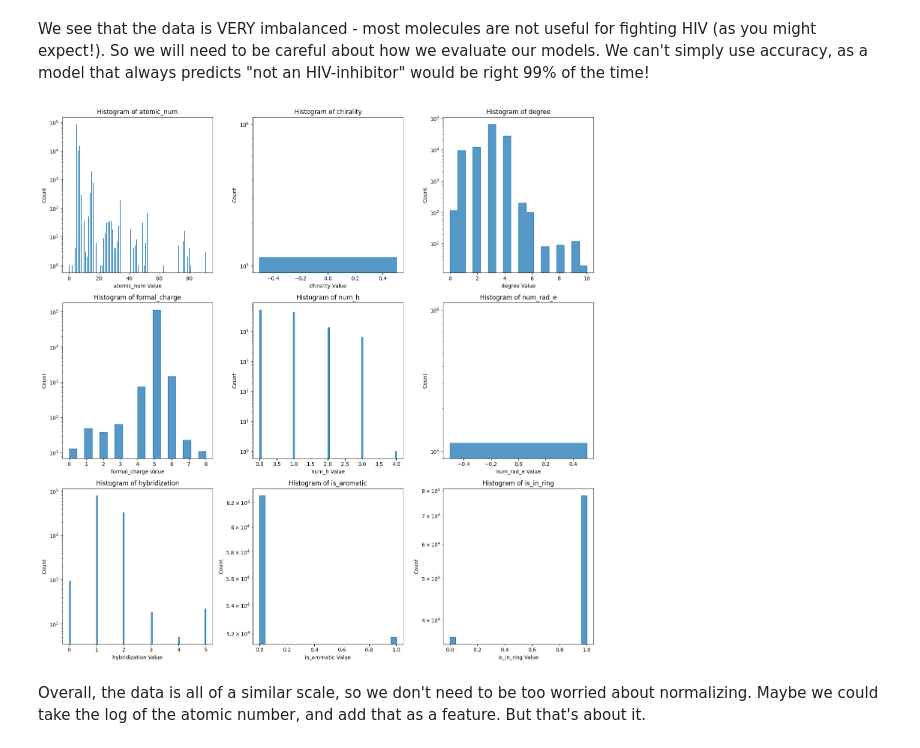
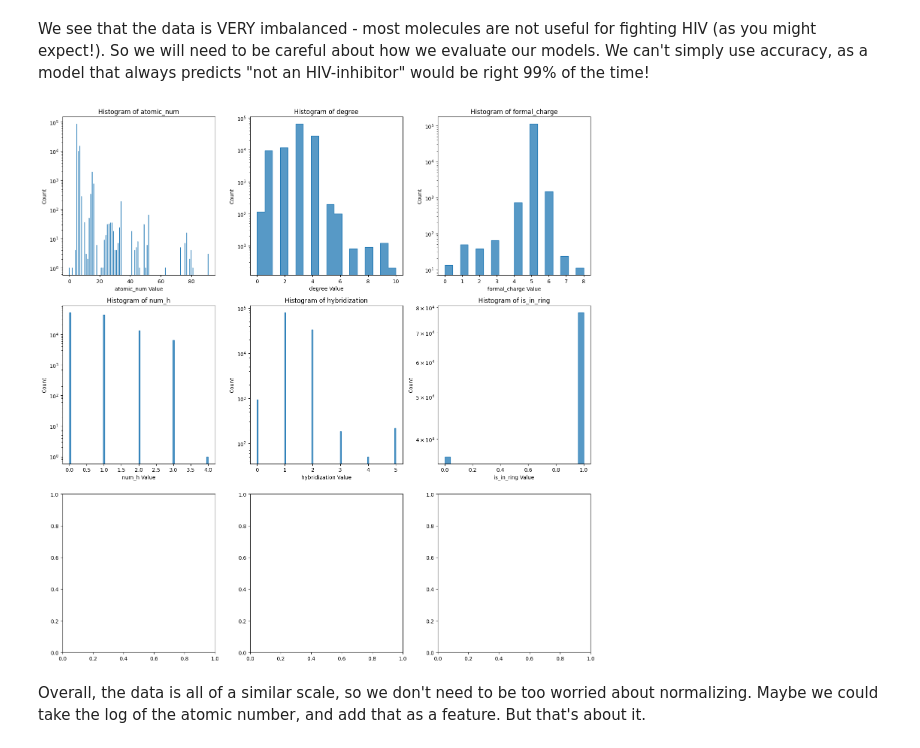
Before and after one commit to TheRealLoliges486/PhDschool2025_AppML, a Jupyter notebook: Exercise_GNN_HIVmolecules/GNN_HIV_Classification.ipynb, the cells around one changed output. Cells and saved outputs as stored; diff of their text form; code cells hidden in the pictures.

```diff
--- a/Exercise_GNN_HIVmolecules/GNN_HIV_Classification.ipynb
+++ b/Exercise_GNN_HIVmolecules/GNN_HIV_Classification.ipynb
@@ -47,6 +47,15 @@ Collecting torch_scatter
   Downloading https://data.pyg.org/whl/torch-2.5.0%2Bcu124/torch_scatter-2.1.2%2Bpt25cu124-cp311-cp311-linux_x86_64.whl (10.8 MB)
 Installing collected packages: torch_scatter
 Successfully installed torch_scatter-2.1.2+pt25cu124
+# %%
+feature_names = ['atomic_num', 'chirality', 'degree', 'formal_charge', 'num_h', 'num_rad_e', 'hybridization', 'is_aromatic', 'is_in_ring']
+# Function to remove multiple features from a data object
+def remove_node_features(data, indices_to_remove):
+    if data.x is not None:
+        mask = torch.ones(data.x.size(1), dtype=torch.bool)
+        mask[indices_to_remove] = False
+        data.x = data.x[:, mask]
+    return data
 # %% [markdown]
 
 
@@ -81,6 +90,16 @@ from torch_geometric.data import DataLoader
 dataset = PygGraphPropPredDataset(name = "ogbg-molhiv")
 
 split_idx = dataset.get_idx_split()
-train_pyg_loader = DataLoader(dataset[split_idx["train"]], batch_size=32, shuffle=True)
-valid_pyg_loader = DataLoader(dataset[split_idx["valid"]], batch_size=32, shuffle=False)
-test_pyg_loader = DataLoader(dataset[split_idx["test"]], batch_size=32, shuffle=False)
+# train_pyg_loader = DataLoader(dataset[split_idx["train"]], batch_size=32, shuffle=True)
+# valid_pyg_loader = DataLoader(dataset[split_idx["valid"]], batch_size=32, shuffle=False)
+# test_pyg_loader = DataLoader(dataset[split_idx["test"]], batch_size=32, shuffle=False)
+
+features_to_remove = [1, 5, 7]
+
+# Apply the feature removal to the whole dataset
+dataset = [remove_node_features(data, features_to_remove) for data in dataset]
+
+# Create loaders
+train_pyg_loader = DataLoader([dataset[i] for i in split_idx["train"]], batch_size=32, shuffle=True)
+valid_pyg_loader = DataLoader([dataset[i] for i in split_idx["valid"]], batch_size=32, shuffle=False)
+test_pyg_loader = DataLoader([dataset[i] for i in split_idx["test"]], batch_size=32, shuffle=False)
@@ -162,32 +171,33 @@ We see that the data is VERY imbalanced - most molecules are not useful for figh
 # %%
 # Let's also histogram each of the node features, so we know what scales they are:
 def plot_histograms_of_node_features(loader):
-    feature_names = ['atomic_num', 'chirality', 'degree', 'formal_charge', 'num_h', 'num_rad_e', 'hybridization', 'is_aromatic', 'is_in_ring']
+    # feature_names = ['atomic_num', 'chirality', 'degree', 'formal_charge', 'num_h', 'num_rad_e', 'hybridization', 'is_aromatic', 'is_in_ring']
+    feature_names = ['atomic_num', 'degree', 'formal_charge', 'num_h', 'hybridization', 'is_in_ring']
     num_features = len(feature_names)
 
     # Create a 3x3 subplot grid
     fig, axes = plt.subplots(3, 3, figsize=(15, 15))
     axes = axes.flatten()  # Flatten the 2D array of axes to 1D for easier iteration
 
     for i in range(num_features):
         all_features = []
         for graph in loader.dataset:
             all_features.extend(graph.x[:, i].numpy())
 
         # Plot on the ith subplot
         sns.histplot(all_features, element='step', ax=axes[i])
         axes[i].set_title(f'Histogram of {feature_names[i]}')
         axes[i].set_xlabel(f'{feature_names[i]} Value')
         axes[i].set_ylabel('Count')
         axes[i].set_yscale('log')  # Set y-axis scale to logarithmic
 
     # Adjust layout to prevent overlap
     plt.tight_layout()
     plt.show()
 
 plot_histograms_of_node_features(valid_pyg_loader)
 # %% [output]
-[figure, old version]
+[figure, new version]
 # %% [markdown]
 Overall, the data is all of a similar scale, so we don't need to be too worried about normalizing. Maybe we could take the log of the atomic number, and add that as a feature. But that's about it.
 # %% [markdown]
```
Also changed, not shown: parts of 18 cells of this notebook.
